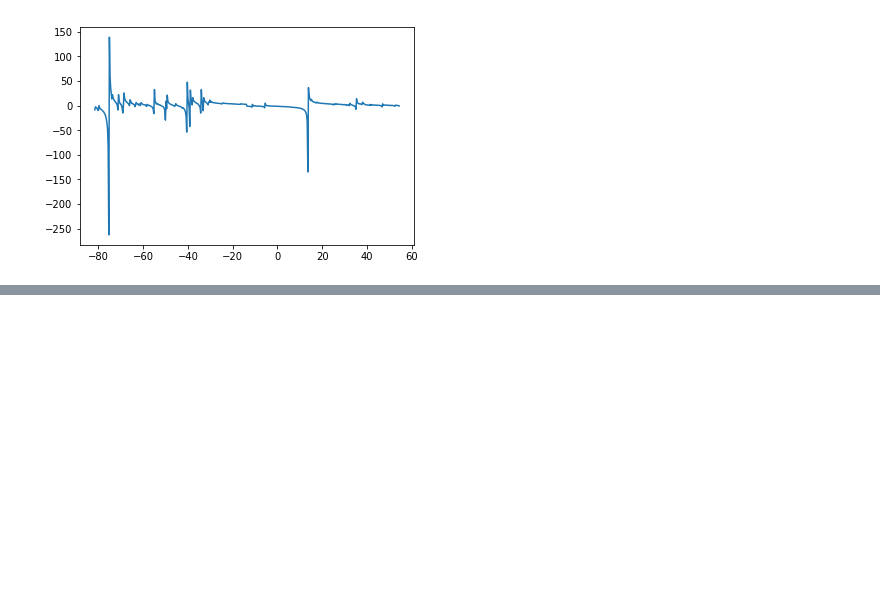
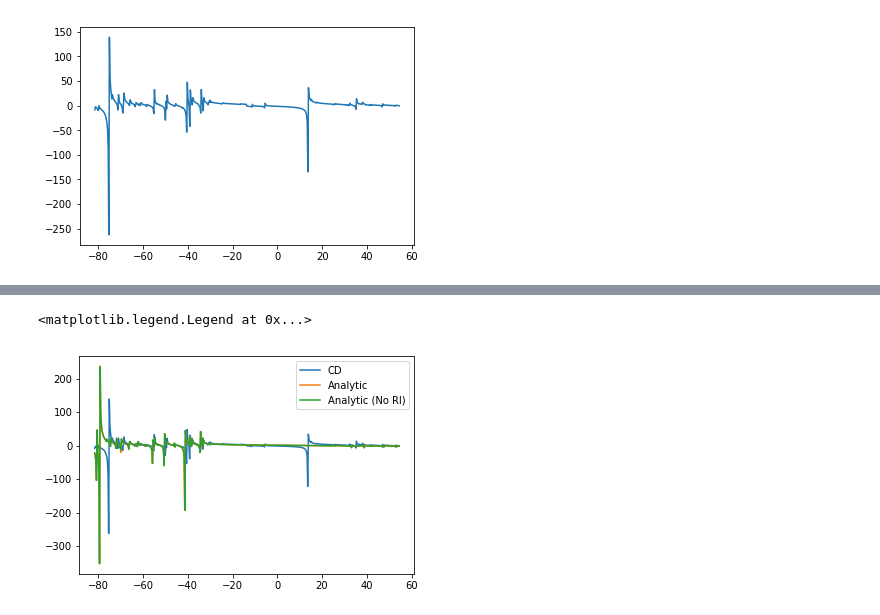
Before and after one commit to aakunitsa/GW-approximation, a Jupyter notebook: CDGW.ipynb, the cells around one changed output, grey strips where cells are left out. Saved outputs shown, nothing was run; the diff lists cells and outputs as text; code cells hidden in the pictures; blank space fills up the shorter version.

```diff
--- a/CDGW.ipynb
+++ b/CDGW.ipynb
@@ -405,0 +662,5 @@ plt.plot(gw_h2o_accpvdz.omega_grid_all[0,:] * au2ev  , np.real(gw_h2o_accpvdz.Si
+# %%
+gw_par3 = {'no_qp' : 1, 'nv_qp' : 0, 'nomega_sigma' : 501, 'step_sigma' : 0.01, 'do_ri' : True, 'gl_npoint' : 320}
+
+gw_h2o_accpvdz3 = GW(scf_wfn, h2o, gw_par3)
+gw_h2o_accpvdz3.print_summary()
@@ -405,0 +679,8 @@ plt.plot(gw_h2o_accpvdz.omega_grid_all[0,:] * au2ev  , np.real(gw_h2o_accpvdz.Si
+# %%
+plt.plot(gw_h2o_accpvdz3.omega_grid_all[0,:] * au2ev  , np.real(gw_h2o_accpvdz3.Sigma_c_grid[0,:]) * au2ev, label='CD')
+plt.plot(gw_h2o_accpvdz_a.omega_grid_all[0,:] * au2ev  , np.real(gw_h2o_accpvdz_a.Sigma_c_grid[0,:]) * au2ev, label='Analytic')
+plt.plot(gw_h2o_accpvdz_nori.omega_grid_all[0,:] * au2ev  , np.real(gw_h2o_accpvdz_nori.Sigma_c_grid[0,:]) * au2ev, label='Analytic (No RI)')
+plt.legend()
+# %% [output]
+<matplotlib.legend.Legend at 0x...>
+[figure, added]
```
Also changed, not shown: parts of 7 cells of this notebook.
